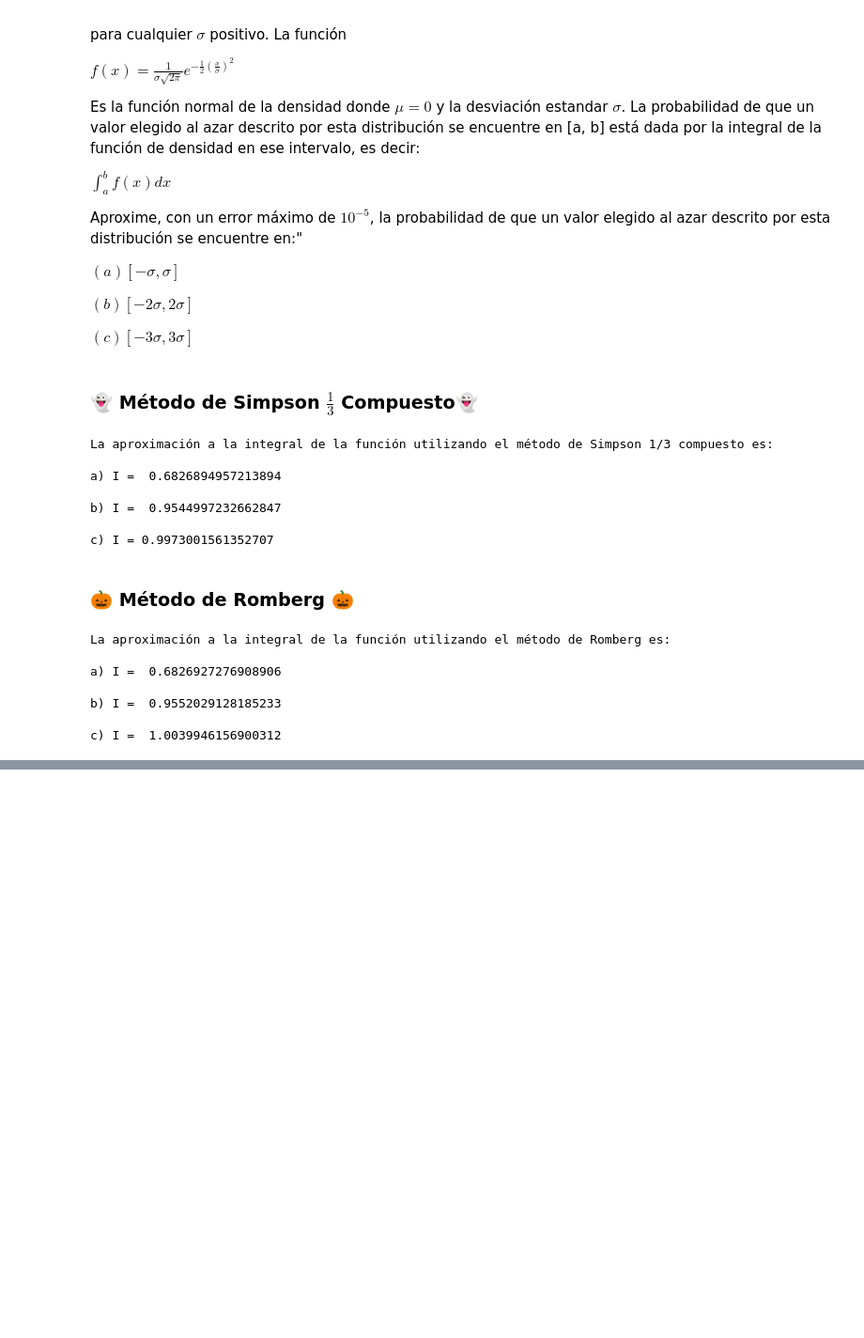
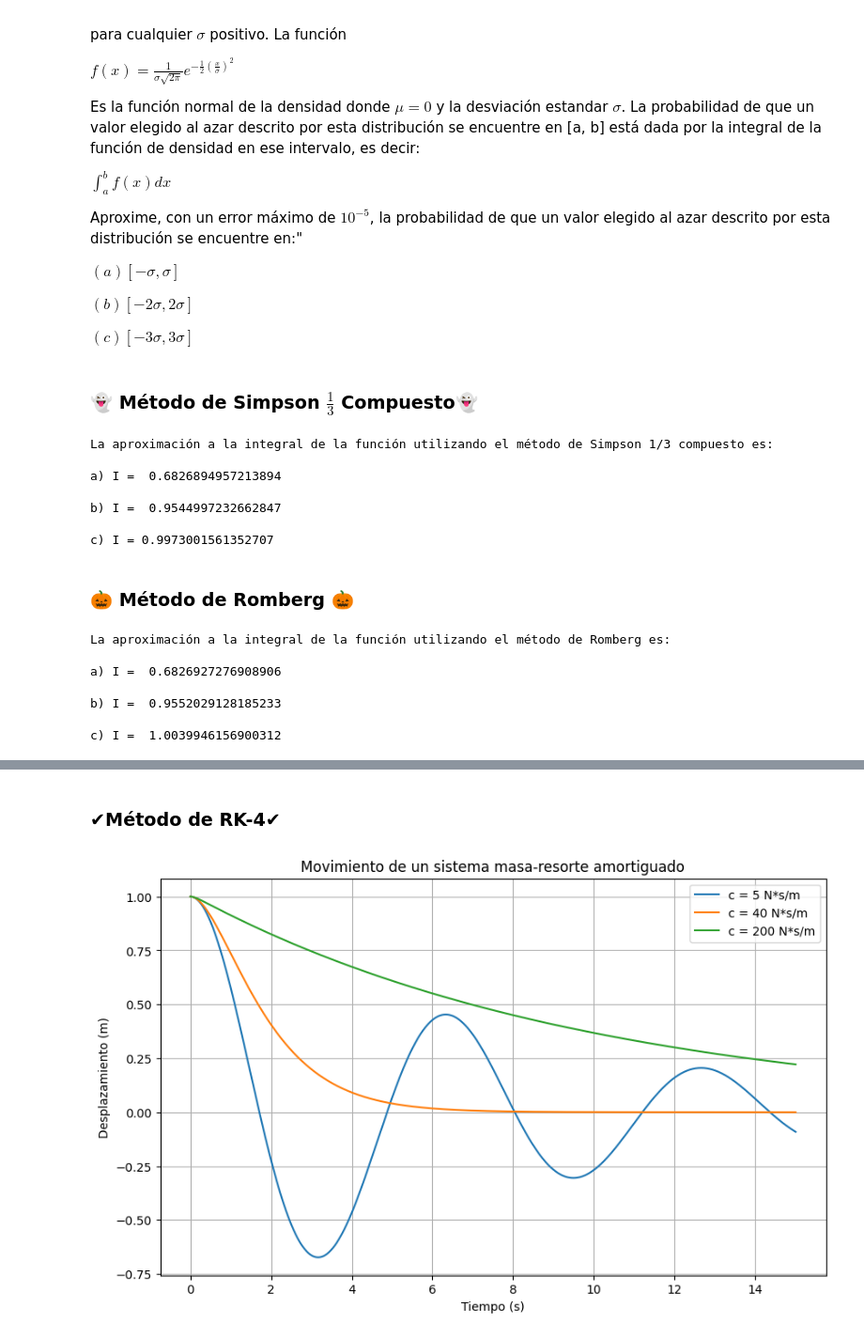
Before and after one commit to Juan-Pablo-17/NumericalMethods, a Jupyter notebook: ExposicionParcial3.ipynb, the cells around one changed output, grey strips where cells are left out. Shown at 94% size. Cells and saved outputs as stored; diff of their text form; code cells hidden in the pictures; blank space fills up the shorter version.

```diff
--- a/ExposicionParcial3.ipynb
+++ b/ExposicionParcial3.ipynb
@@ -230,0 +291,61 @@ c) I =  1.0039946156900312
+# %% [markdown]
+### ✔Método de RK-4✔
+# %%
+import numpy as np
+import matplotlib.pyplot as plt
+
+# Parámetros del sistema
+m = 20  # masa (kg)
+k = 20  # constante del resorte (N/m)
+c_values = [5, 40, 200]  # valores del coeficiente de amortiguamiento (N*s/m)
+x0 = 1  # desplazamiento inicial (m)
+v0 = 0  # velocidad inicial (m/s)
+t_start = 0  # tiempo inicial (s)
+t_end = 15  # tiempo final (s)
+dt = 0.01  # paso de tiempo (s)
+
+# Función para la ecuación diferencial
+def f(t, x, v, c):
+    return -k * x / m - c * v / m
+
+# Método de Runge-Kutta de cuarto orden (RK-4)
+def rk4():
+    t = [t_start]
+    x = [x0]
+    v = [v0]
+
+    while t[-1] < t_end:
+        h = dt
+        k1x = h * v[-1]
+        k1v = h * f(t[-1], x[-1], v[-1], c)
+
+        k2x = h * (v[-1] + 0.5 * k1v)
+        k2v = h * f(t[-1] + 0.5 * h, x[-1] + 0.5 * k1x, v[-1] + 0.5 * k1v, c)
+
+        k3x = h * (v[-1] + 0.5 * k2v)
+        k3v = h * f(t[-1] + 0.5 * h, x[-1] + 0.5 * k2x, v[-1] + 0.5 * k2v, c)
+
+        k4x = h * (v[-1] + k3v)
+        k4v = h * f(t[-1] + h, x[-1] + k3x, v[-1] + k3v, c)
+
+        x.append(x[-1] + (k1x + 2 * k2x + 2 * k3x + k4x) / 6)
+        v.append(v[-1] + (k1v + 2 * k2v + 2 * k3v + k4v) / 6)
+        t.append(t[-1] + dt)
+
+    return t, x
+
+# Gráficos
+plt.figure(figsize=(10, 6))
+
+for c in c_values:
+    t, x = rk4()
+    plt.plot(t, x, label=f'c = {c} N*s/m')
+
+plt.xlabel('Tiempo (s)')
+plt.ylabel('Desplazamiento (m)')
+plt.title('Movimiento de un sistema masa-resorte amortiguado')
+plt.legend()
+plt.grid(True)
+plt.show()
+# %% [output]
+[figure, added]
```
Also changed, not shown: parts of 4 cells of this notebook, 1 other file.
